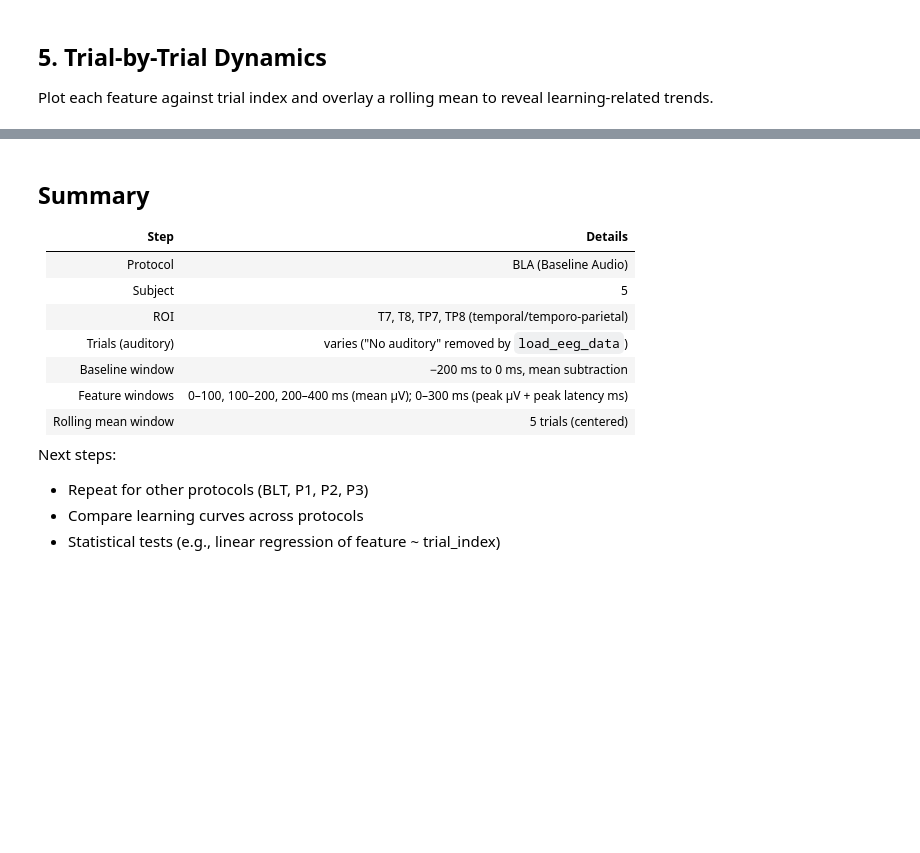
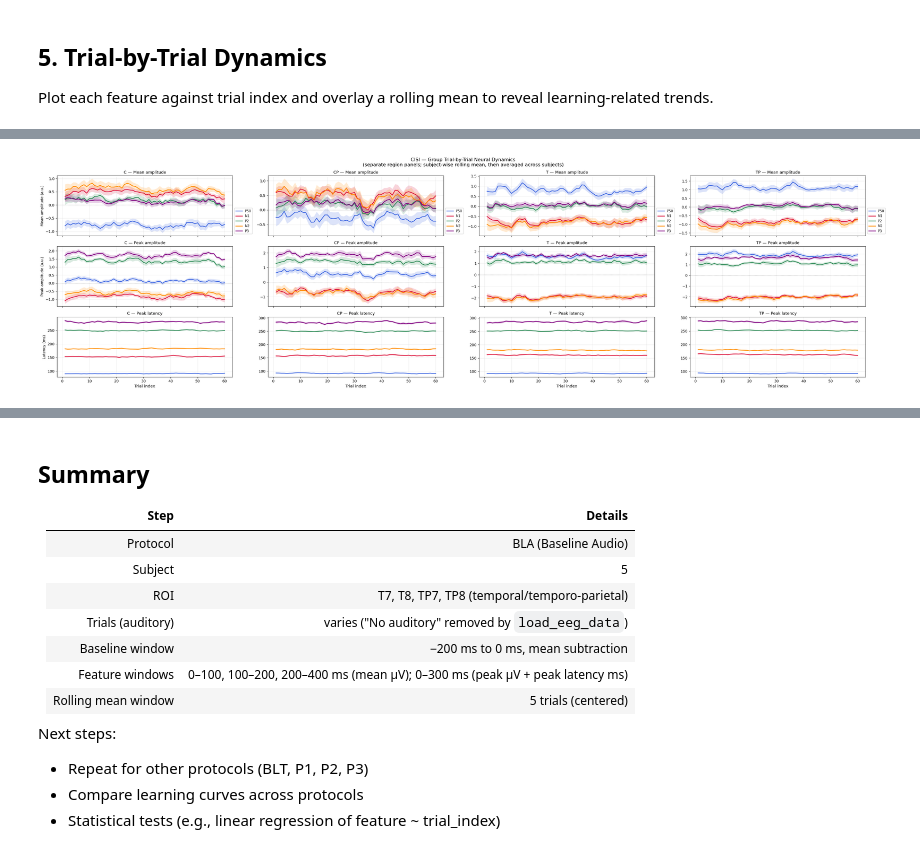
Before and after one commit to CXie-Nobug/Physics-of-Cognition_Learning, a Jupyter notebook: trial_dynamics_BLA.ipynb, the cells around one changed output, grey strips where cells are left out. Saved outputs shown, nothing was run; the diff lists cells and outputs as text; code cells hidden in the pictures; blank space fills up the shorter version.

Commit message:
region aggregation

```diff
--- a/trial_dynamics_BLA.ipynb
+++ b/trial_dynamics_BLA.ipynb
@@ -422,34 +589,0 @@ P3             pos      346.484375    446.484375                 50.0
-# %%
-erp = data_bc.mean(axis=0)   # (n_channels, n_times)  — grand average ERP
-times_ms = times * 1000      # convert to ms for plotting
-
-fig, axes = plt.subplots(n_channels, 1, figsize=(10, 3 * n_channels), sharex=True)
-if n_channels == 1:
-    axes = [axes]
-
-colors = plt.cm.tab10(np.linspace(0, 0.4, n_channels))
-
-for i, (ax, ch) in enumerate(zip(axes, ch_names)):
-    ax.plot(times_ms, erp[i], color=colors[i], linewidth=1.5, label=ch)
-    ax.axvline(0, color='k', linestyle='--', linewidth=0.8, alpha=0.7, label='Stimulus onset')
-    ax.axhline(0, color='gray', linestyle='-', linewidth=0.5, alpha=0.5)
-
-    # Shade feature windows
-    ax.axvspan(60, 120,   alpha=0.10, color='blue',   label='0–100 ms')
-    ax.axvspan(130, 250, alpha=0.10, color='green',  label='100–200 ms')
-    ax.axvspan(250, 400, alpha=0.10, color='orange', label='200–400 ms')
-
-    ax.set_ylabel('Amplitude (µV)', fontsize=9)
-    ax.set_title(f'Channel {ch}  —  Grand Average ERP  (n={n_trials} trials)', fontsize=10)
-    ax.set_xlim(times_ms[0], times_ms[-1])
-
-    if i == 0:
-        ax.legend(loc='upper right', fontsize=7, ncol=3)
-
-axes[-1].set_xlabel('Time (ms)', fontsize=10)
-fig.suptitle(f'BLA Protocol — ERP per Channel (baseline corrected, −200–0 ms)',
-             fontsize=12, fontweight='bold', y=1.01)
-fig.tight_layout()
-plt.savefig('erp_BLA_per_channel.png', bbox_inches='tight', dpi=150)
-plt.show()
-print("Figure saved: erp_BLA_per_channel.png")
@@ -804,0 +1357,10 @@ Figure saved: trial_dynamics_BLA_per_channel.png
+# %%
+plot_group_trial_dynamics(
+    erp_roi_group_roll_df=erp_roi_group_roll_df,
+    component_windows=component_windows,
+    CONDITION=CHANNELS,
+    group_col="region",
+    b_plot_channel_seperate=True,
+)
+# %% [output]
+[figure, added]
```
Also changed, not shown: parts of 14 cells of this notebook, 6 other files.
